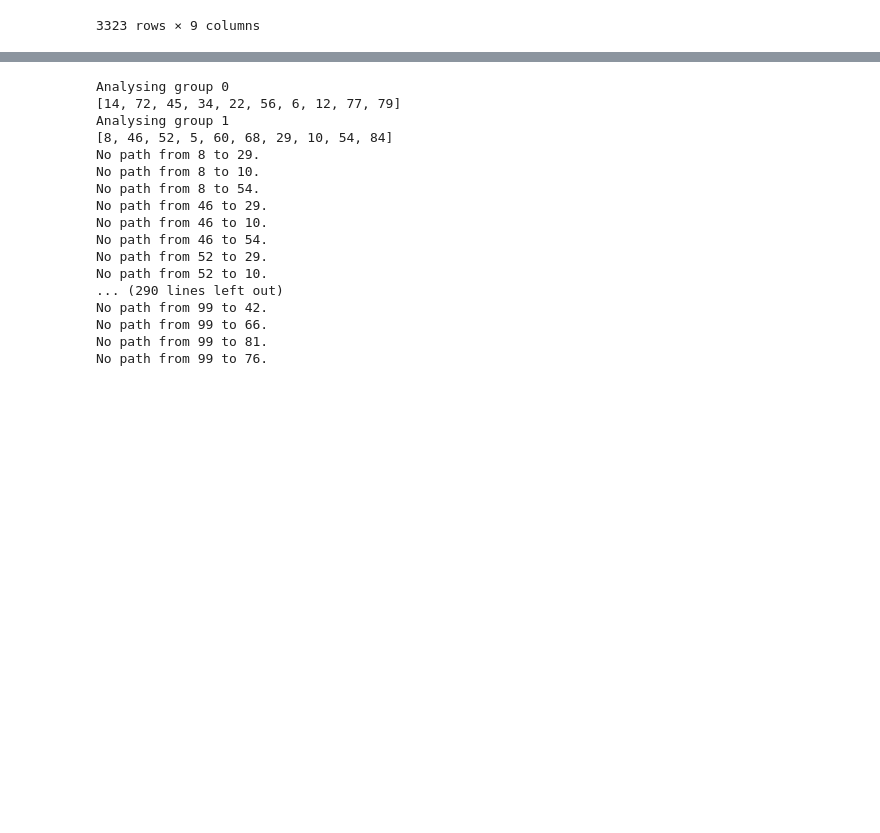
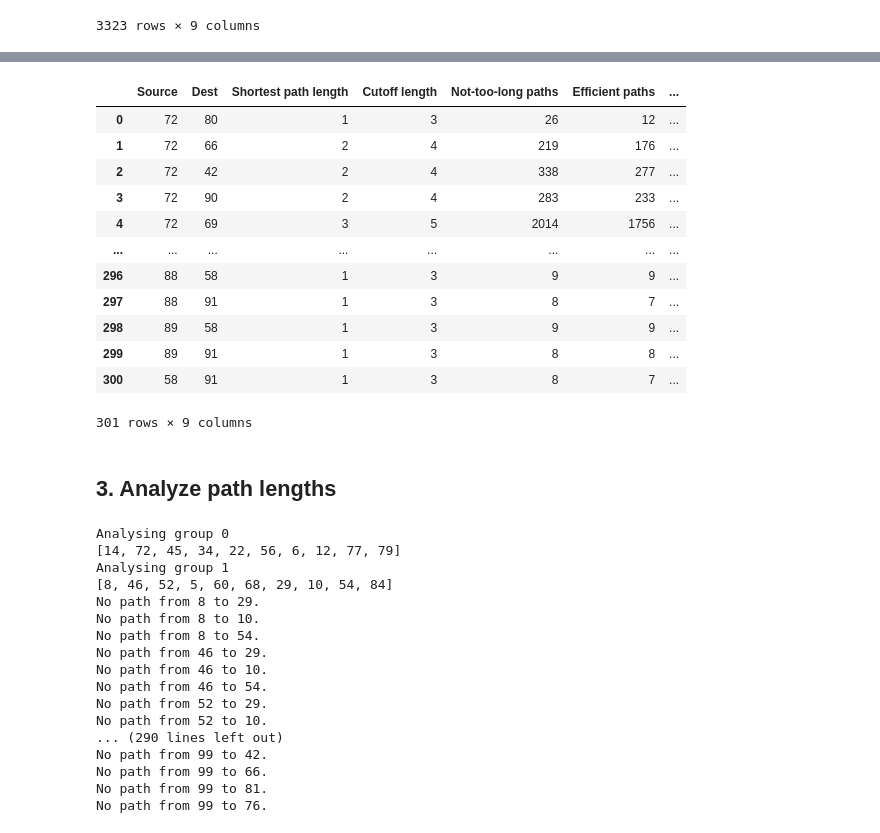
Before and after one commit to eakopyan/SwarmPy_Simulator, a Jupyter notebook: src/path_redundancy.ipynb, the cells around one changed output, grey strips where cells are left out. Saved outputs shown, nothing was run; the diff lists cells and outputs as text; code cells hidden in the pictures; blank space fills up the shorter version.

Commit message:
added data divided graph

```diff
--- a/src/path_redundancy.ipynb
+++ b/src/path_redundancy.ipynb
@@ -398,0 +468,17 @@ df.to_csv('../output/data/path_redundancy_undivided_low.csv', sep=',')
+# %%
+df = pd.DataFrame(data_dict)
+df
+# %% [output]
+|  | Source | Dest | Shortest path length | Cutoff length | Not-too-long paths | Efficient paths | ... |
+| 0 | 72 | 80 | 1 | 3 | 26 | 12 | ... |
+| 1 | 72 | 66 | 2 | 4 | 219 | 176 | ... |
+| 2 | 72 | 42 | 2 | 4 | 338 | 277 | ... |
+| 3 | 72 | 90 | 2 | 4 | 283 | 233 | ... |
+| 4 | 72 | 69 | 3 | 5 | 2014 | 1756 | ... |
+| ... | ... | ... | ... | ... | ... | ... | ... |
+| 296 | 88 | 58 | 1 | 3 | 9 | 9 | ... |
+| 297 | 88 | 91 | 1 | 3 | 8 | 7 | ... |
+| 298 | 89 | 58 | 1 | 3 | 9 | 9 | ... |
+| 299 | 89 | 91 | 1 | 3 | 8 | 8 | ... |
+| 300 | 58 | 91 | 1 | 3 | 8 | 7 | ... |
+301 rows × 9 columns
@@ -399,3 +487,5 @@ df.to_csv('../output/data/path_redundancy_undivided_low.csv', sep=',')
+# %% [markdown]
+## 3. Analyze path lengths
 # %%
 group_id = 0
 print('Group '+str(group_id)+':')
```
Also changed, not shown: parts of 8 cells of this notebook, 1 other file.
